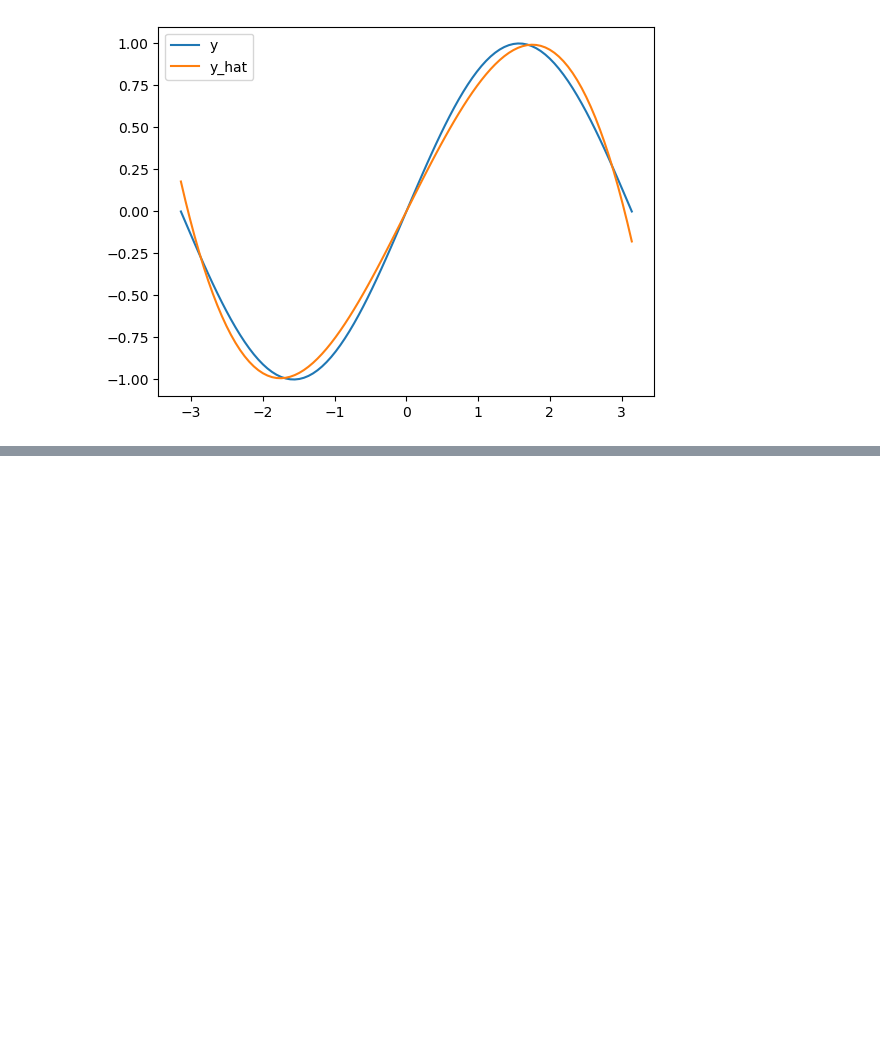
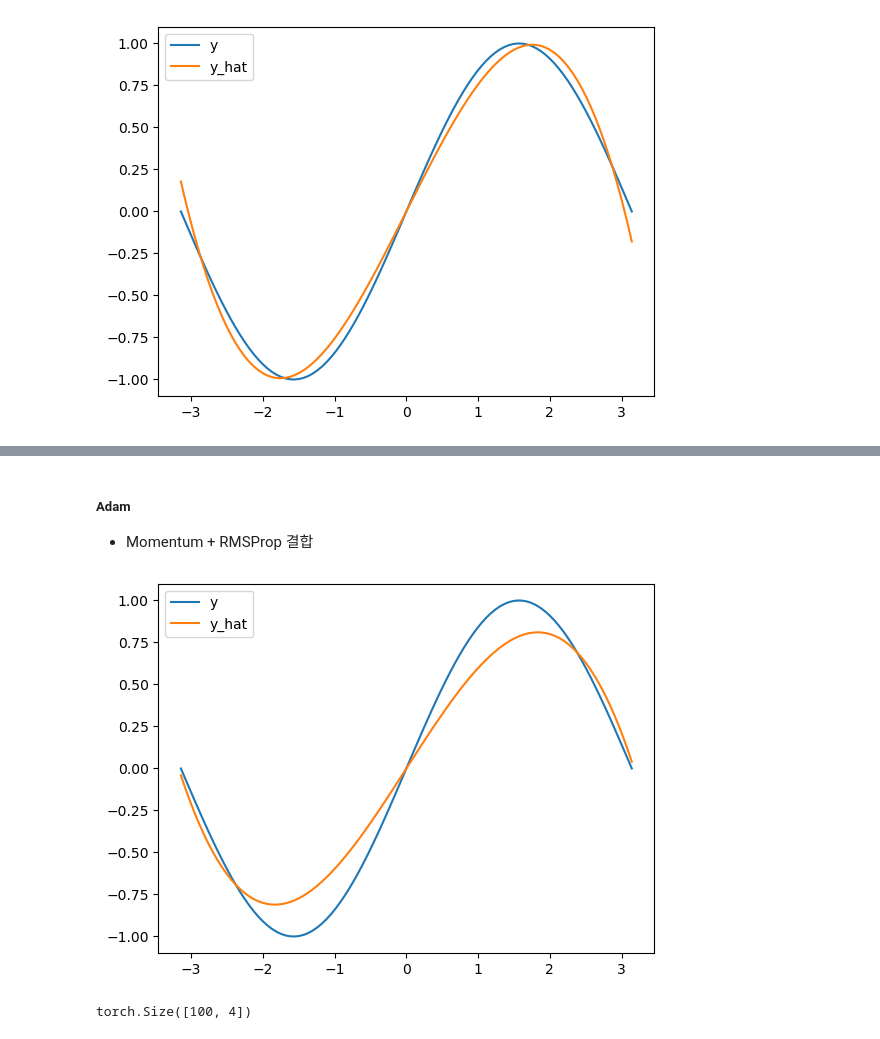
Before and after one commit to carookim/Python2, a Jupyter notebook: model12.ipynb, the cells around one changed output, grey strips where cells are left out. Drawn from its saved outputs; the diff is of its cells as text; code cells hidden in the pictures; blank space fills up the shorter version.

```diff
--- a/model12.ipynb
+++ b/model12.ipynb
@@ -112,0 +162,44 @@ np.random.seed(42)
+# %% [markdown]
+##### Adam
+- Momentum + RMSProp 결합
+# %%
+from torch.optim import Adam
+import torch
+import numpy as np
+
+torch.manual_seed(42)
+np.random.seed(42)
+
+X = torch.linspace(-np.pi, np.pi, 100)
+y = torch.sin(X)
+
+a = torch.tensor(0. , requires_grad=True)
+b = torch.tensor(0. , requires_grad=True)
+c = torch.tensor(0. , requires_grad=True)
+d = torch.tensor(0. , requires_grad=True)
+
+eta = 1e-3
+epochs = 1000
+
+mse_history = np.zeros(epochs)
+parameter_history = np.zeros( (epochs, 4) )
+
+optim = Adam([ a,b,c,d], lr=eta)
+
+for epoch in range(epochs):
+    optim.zero_grad()
+
+    y_hat = a*X**3 + b*X**2 + c*X + d
+
+    e = y - y_hat
+    mse = torch.mean(e**2)
+    mse.backward()
+    optim.step()
+
+import matplotlib.pyplot as plt
+plt.plot(X,y,label='y')
+plt.plot(X,y_hat.detach().numpy(), label='y_hat') # .detach().numpy() ^
+plt.legend()
+plt.show()
+# %% [output]
+[figure, added]
@@ -112,0 +212,4 @@ np.random.seed(42)
+# %%
+torch.stack([X**3, X**2, X, torch.ones_like(X) ],dim=1).size()
+# %% [output]
+torch.Size([100, 4])
```
Also changed, not shown: parts of 10 cells of this notebook, 3 other files.
